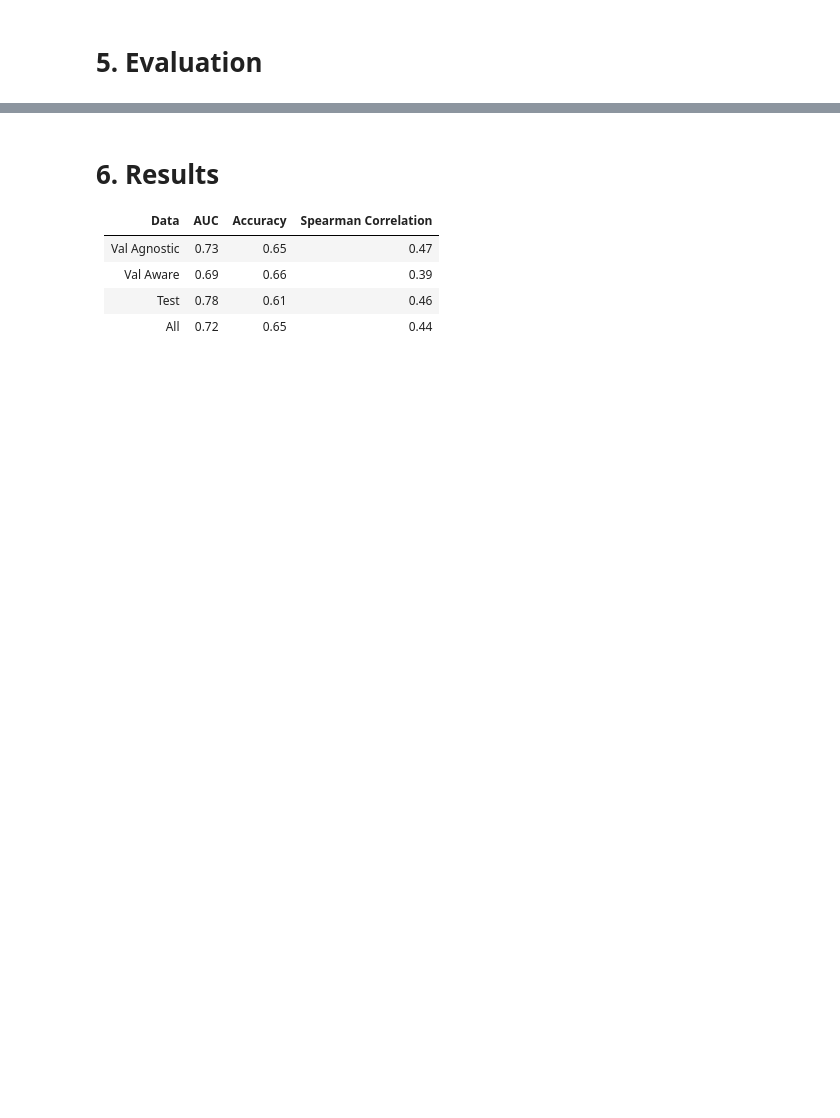
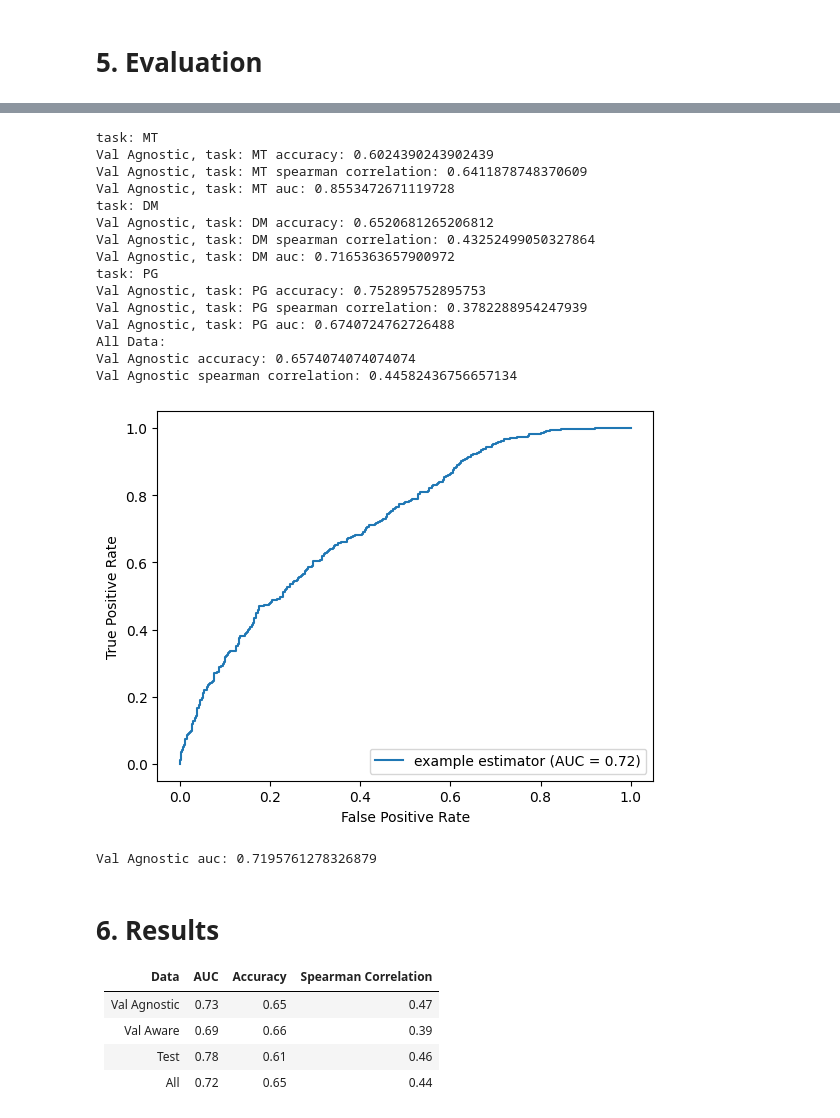
Before and after one commit to Sharif-SLPL/SE-2024-Task-06-SHROOM, a Jupyter notebook: LaBSE_experiment.ipynb, the cells around one changed output, grey strips where cells are left out. Cells and saved outputs as stored; diff of their text form; code cells hidden in the pictures; blank space fills up the shorter version.

Commit message:
Edit LaBSE experment & add test on samples

```diff
--- a/LaBSE_experiment.ipynb
+++ b/LaBSE_experiment.ipynb
@@ -98,3 +125,7 @@ test_scores = 1 - similarity(h_test, t_test)
+# %%
+sl_val_agnostic = calculate_similarity(e_val_agnostic)
+sl_val_aware = calculate_similarity(e_val_aware)
+sl_test = calculate_similarity(e_test)
 # %% [markdown]
 # 5. Evaluation
 # %%
@@ -104,15 +135,18 @@ import matplotlib.pyplot as plt
 import scipy.stats
 
 
-def AUC_metric(scores, labels):
+def AUC_metric(scores, labels, plot=True):
     y = np.where(labels >= 0.5, 1, 0)
     pred = scores
     fpr, tpr, thresholds = metrics.roc_curve(y, pred)
     roc_auc = metrics.auc(fpr, tpr)
     display = metrics.RocCurveDisplay(fpr=fpr, tpr=tpr, roc_auc=roc_auc,
                                     estimator_name='example estimator')
-    display.plot()
-    plt.show()
+
+    if plot:
+        display.plot()
+        plt.show()
+    return roc_auc
 
 def accuracy(scores, labels, threshold=0.5):
     y = np.where(labels >= 0.5, 1, 0)
@@ -124,7 +158,8 @@ def S_correlation(scores, labels):
     spearman_corr, p_value = scipy.stats.spearmanr(scores, labels)
     return spearman_corr
 
-def evaluate(name, scores, labels):
+def evaluate(name, scores, labels, plot=True):
     print(name, "accuracy:", accuracy(scores, labels))
     print(name, "spearman correlation:", S_correlation(scores, labels))
-    AUC_metric(scores, labels)
+    auc = AUC_metric(scores, labels, plot=plot)
+    print(name, "auc:", auc)
@@ -158,0 +166,8 @@ All Test & Val Data spearman correlation: 0.4458345164188204
+# %%
+def evaluate_data(data):
+    for task in tasks:
+        print("task:", task)
+        evaluate(f'Val Agnostic, task: {task}', data['scores'][task], data['labels'][task], False)
+
+    print("All Data:")
+    evaluate(f'Val Agnostic', data['scores']['all'], data['labels']['all'], True)
@@ -159,3 +234,34 @@ All Test & Val Data spearman correlation: 0.4458345164188204
+# %%
+# All test and val data together
+all_scores = {}
+all_labels = {}
+all_sl = {}
+for task in tasks + ['all']:
+    all_scores[task] = np.concatenate([sl_val_agnostic['scores'][task], sl_val_aware['scores'][task], sl_test['scores'][task]])
+    all_labels[task] = np.concatenate([sl_val_agnostic['labels'][task], sl_val_aware['labels'][task], sl_test['labels'][task]])
+
+all_sl['scores'] = all_scores
+all_sl['labels'] = all_labels
+# %%
+evaluate_data(all_sl)
+# %% [output]
+task: MT
+Val Agnostic, task: MT accuracy: 0.6024390243902439
+Val Agnostic, task: MT spearman correlation: 0.6411878748370609
+Val Agnostic, task: MT auc: 0.8553472671119728
+task: DM
+Val Agnostic, task: DM accuracy: 0.6520681265206812
+Val Agnostic, task: DM spearman correlation: 0.43252499050327864
+Val Agnostic, task: DM auc: 0.7165363657900972
+task: PG
+Val Agnostic, task: PG accuracy: 0.752895752895753
+Val Agnostic, task: PG spearman correlation: 0.3782288954247939
+Val Agnostic, task: PG auc: 0.6740724762726488
+All Data:
+Val Agnostic accuracy: 0.6574074074074074
+Val Agnostic spearman correlation: 0.44582436756657134
+[figure, added]
+Val Agnostic auc: 0.7195761278326879
 # %% [markdown]
 # 6. Results
 
```
Also changed, not shown: parts of 31 cells of this notebook.
